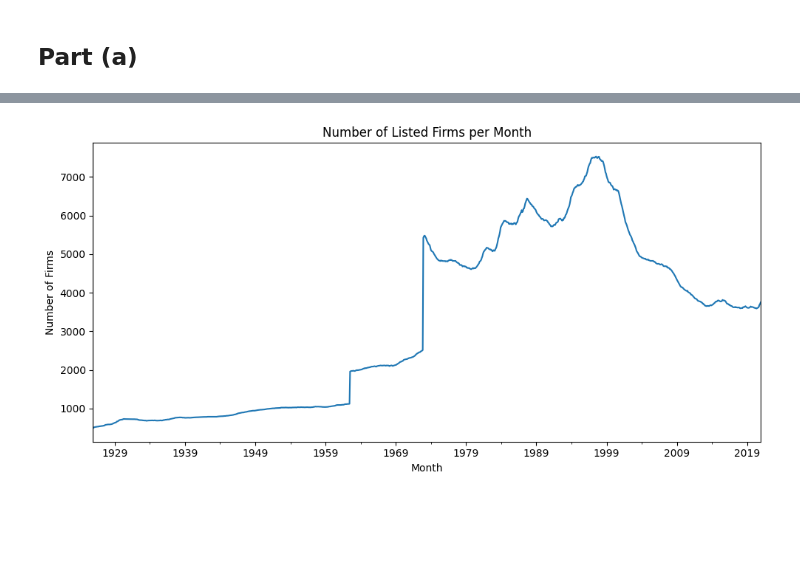
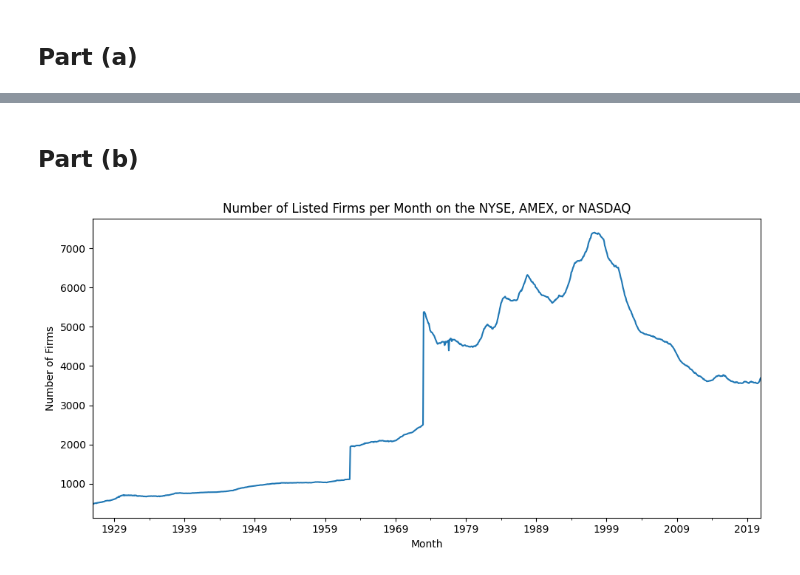
Before and after one commit to tiaeabraham/pbj-bem114, a Jupyter notebook: Problem Set 2/pbj_bem114_ps2.ipynb, the cells around one changed output, grey strips where cells are left out. Saved outputs shown, nothing was run; the diff lists cells and outputs as text; code cells hidden in the pictures; blank space fills up the shorter version.

```diff
--- a/Problem Set 2/pbj_bem114_ps2.ipynb
+++ b/Problem Set 2/pbj_bem114_ps2.ipynb
@@ -10,31 +49,20 @@ import matplotlib.pyplot as plt
+# %% [markdown]
+## Part (b)
 # %%
-# Load your data
-df = pd.read_csv("crsp_1926_2020.csv")
+# Convert date to datetime and extract month
+crsp['date'] = pd.to_datetime(crsp['date'], errors='coerce')
+crsp['date'] = crsp['date'].dt.to_period('M')
 
-# Ensure column names are lowercase for easier handling
-df.columns = df.columns.str.lower()
-
-# Step 1: Filter for ordinary/common shares (shrcd = 10 or 11)
-df = df[df['shrcd'].isin([10, 11])]
-
-# Step 2: Filter for stocks listed on NYSE, AMEX, or NASDAQ (exchcd = 1, 2, 3)
-df = df[df['exchcd'].isin([1, 2, 3])]
-
-# Step 3: Set negative prices (prc < 0) to NA
-df.loc[df['prc'] < 0, 'prc'] = pd.NA
-
-# Step 4: Convert date to datetime and extract month
-df['date'] = pd.to_datetime(df['date'], errors='coerce')
-df['month'] = df['date'].dt.to_period('M')
-
-# Step 5: Count number of unique permnos per month
-monthly_firm_counts = df.groupby('month')['permno'].nunique()
+# Count number of unique firms (permno) per month
+monthly_firm_counts = crsp.groupby('date')['permno'].nunique()
 
 # Plot
-monthly_firm_counts.plot(title="Number of Listed Firms per Month", figsize=(10, 5))
+monthly_firm_counts.plot(
+    title="Number of Listed Firms per Month on the NYSE, AMEX, or NASDAQ",
+                         figsize=(10, 5))
 plt.xlabel("Month")
 plt.ylabel("Number of Firms")
 plt.tight_layout()
 plt.show()
 # %% [output]
-[figure, old version]
+[figure, new version]
```
Also changed, not shown: parts of 2 cells of this notebook, 4 other files.
